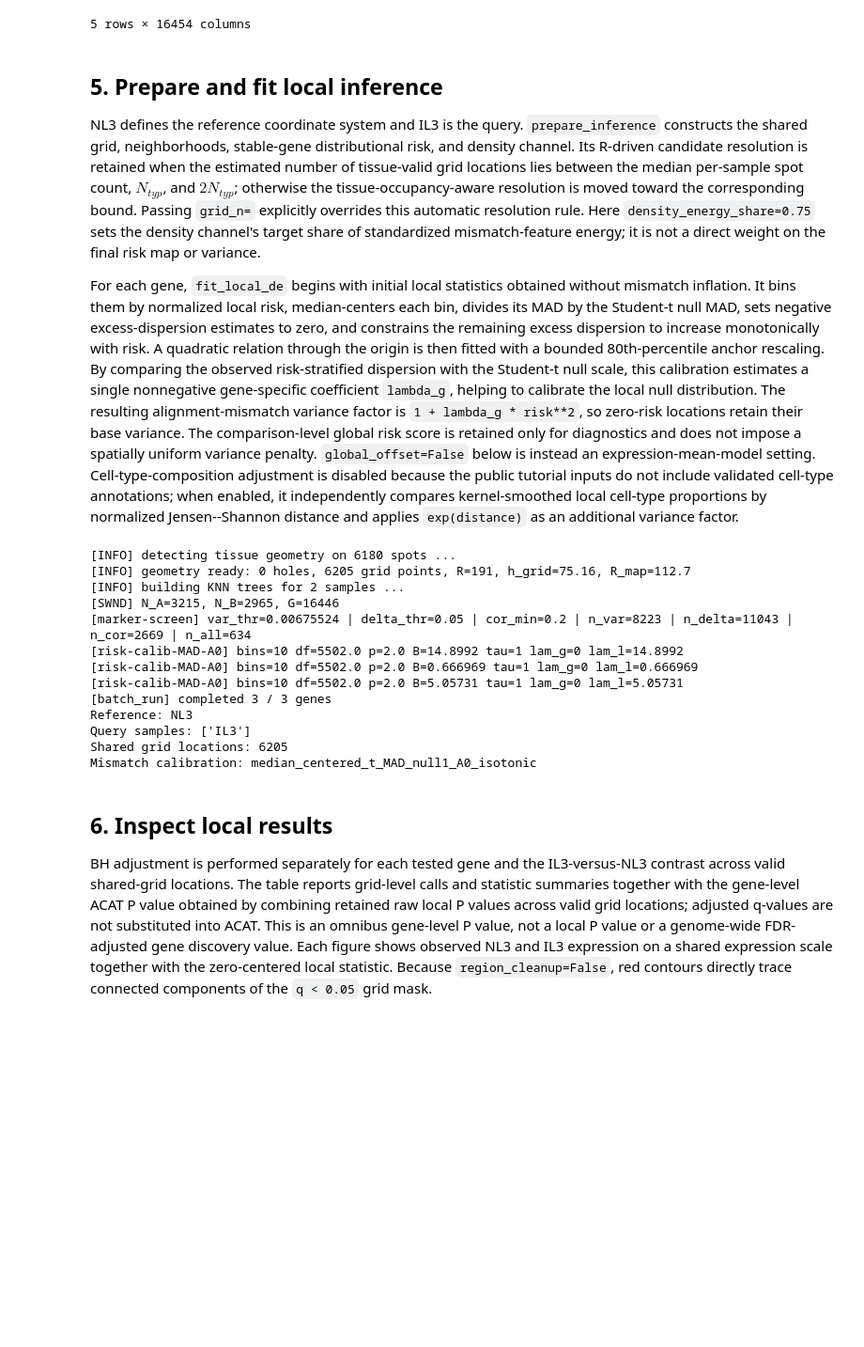
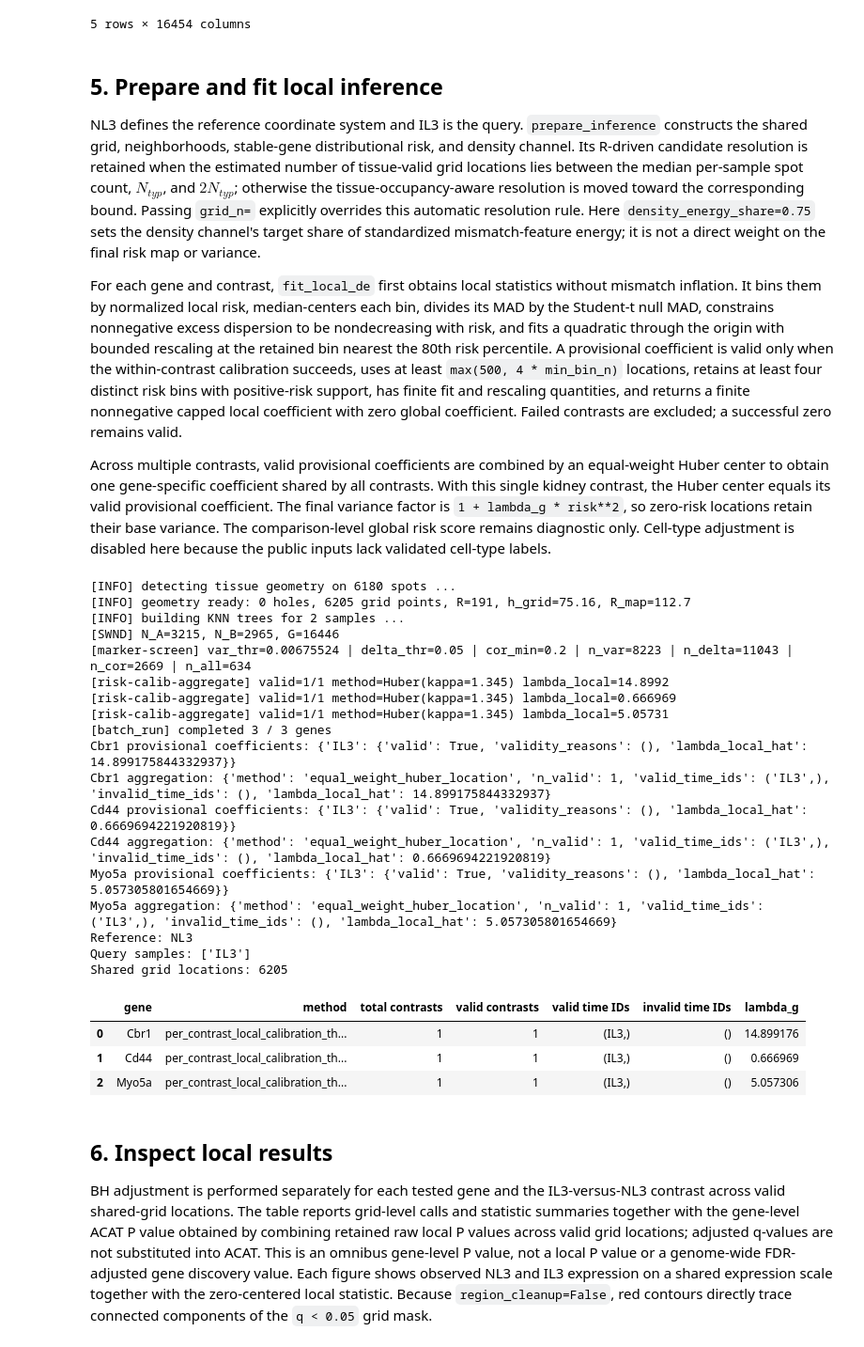
Before and after one commit to dsong-lab/spAlignDE, a Jupyter notebook: docs/source/source_notebooks/post_alignment_inference_nb.ipynb, the cells around one changed output. Shown at 94% size. Cells and saved outputs as stored; diff of their text form; code cells hidden in the pictures; blank space fills up the shorter version.

Commit message:
Update post-alignment inference documentation

```diff
--- a/docs/source/source_notebooks/post_alignment_inference_nb.ipynb
+++ b/docs/source/source_notebooks/post_alignment_inference_nb.ipynb
@@ -180,8 +196,7 @@ if USER_ALIGNMENT_DIR is not None:
             + ", ".join(missing_aligned)
         )
 
-alignment_metadata = kidney_alignment_metadata()
 print("Raw Visium inputs are present.")
-print("Packaged coordinate version:", alignment_metadata["coordinate_version"])
+print("Coordinate version:", alignment_metadata["coordinate_version"])
 # %% [output]
 Raw Visium inputs are present.
@@ -235,7 +250,9 @@ for sample_id in ("NL3", "IL3"):
             USER_ALIGNMENT_DIR / f"aligned_coords_{sample_id}.csv"
         )
     else:
-        aligned = load_kidney_aligned_coordinates(sample_id)
+        aligned = pd.read_csv(
+            FIXED_ALIGNMENT_DIR / f"aligned_coords_{sample_id}.csv.gz"
+        )
     if "cell_id" not in aligned.columns and "barcode" in aligned.columns:
         aligned = aligned.rename(columns={"barcode": "cell_id"})
     positions = pd.read_csv(DATA_DIR / f"{sample_id}_tissue_positions.csv")
@@ -319,7 +388,9 @@ Risk-gene candidates: 16446 of 32285 shared genes
 
 NL3 defines the reference coordinate system and IL3 is the query. `prepare_inference` constructs the shared grid, neighborhoods, stable-gene distributional risk, and density channel. Its R-driven candidate resolution is retained when the estimated number of tissue-valid grid locations lies between the median per-sample spot count, $N_{typ}$, and $2N_{typ}$; otherwise the tissue-occupancy-aware resolution is moved toward the corresponding bound. Passing `grid_n=` explicitly overrides this automatic resolution rule. Here `density_energy_share=0.75` sets the density channel's target share of standardized mismatch-feature energy; it is not a direct weight on the final risk map or variance.
 
-For each gene, `fit_local_de` begins with initial local statistics obtained without mismatch inflation. It bins them by normalized local risk, median-centers each bin, divides its MAD by the Student-t null MAD, sets negative excess-dispersion estimates to zero, and constrains the remaining excess dispersion to increase monotonically with risk. A quadratic relation through the origin is then fitted with a bounded 80th-percentile anchor rescaling. By comparing the observed risk-stratified dispersion with the Student-t null scale, this calibration estimates a single nonnegative gene-specific coefficient `lambda_g`, helping to calibrate the local null distribution. The resulting alignment-mismatch variance factor is `1 + lambda_g * risk**2`, so zero-risk locations retain their base variance. The comparison-level global risk score is retained only for diagnostics and does not impose a spatially uniform variance penalty. `global_offset=False` below is instead an expression-mean-model setting. Cell-type-composition adjustment is disabled because the public tutorial inputs do not include validated cell-type annotations; when enabled, it independently compares kernel-smoothed local cell-type proportions by normalized Jensen--Shannon distance and applies `exp(distance)` as an additional variance factor.
+For each gene and contrast, `fit_local_de` first obtains local statistics without mismatch inflation. It bins them by normalized local risk, median-centers each bin, divides its MAD by the Student-t null MAD, constrains nonnegative excess dispersion to be nondecreasing with risk, and fits a quadratic through the origin with bounded rescaling at the retained bin nearest the 80th risk percentile. A provisional coefficient is valid only when the within-contrast calibration succeeds, uses at least `max(500, 4 * min_bin_n)` locations, retains at least four distinct risk bins with positive-risk support, has finite fit and rescaling quantities, and returns a finite nonnegative capped local coefficient with zero global coefficient. Failed contrasts are excluded; a successful zero remains valid.
+
+Across multiple contrasts, valid provisional coefficients are combined by an equal-weight Huber center to obtain one gene-specific coefficient shared by all contrasts. With this single kidney contrast, the Huber center equals its valid provisional coefficient. The final variance factor is `1 + lambda_g * risk**2`, so zero-risk locations retain their base variance. The comparison-level global risk score remains diagnostic only. Cell-type adjustment is disabled here because the public inputs lack validated cell-type labels.
 # %%
 prepared = prepare_inference(
     inference_data,
@@ -334,38 +405,91 @@ prepared = prepare_inference(
     random_state=WORKFLOW_SEED,
 )
 
 result = fit_local_de(
     prepared,
     genes=genes_to_test,
     contrast="vs_reference",
     mismatch_aware=True,
     technical_adjustment=True,
     cell_type_adjustment=False,
     global_offset=False,
     region_cleanup=False,
     n_jobs=1,
     random_state=WORKFLOW_SEED,
     verbose=True,
 )
 
+calibration_rows = []
+for gene in genes_to_test:
+    terrain = result.fits[gene]["terrain_data"]
+    assert "Wv_by_time" in terrain and "use_by_time" in terrain
+    calibration = terrain["risk_calibration"]
+    assert (
+        calibration["method"]
+        == "per_contrast_local_calibration_then_equal_weight_huber"
+    )
+    calibration_rows.append(
+        {
+            "gene": gene,
+            "method": calibration["method"],
+            "total contrasts": calibration["n_contrasts_total"],
+            "valid contrasts": calibration["n_contrasts_valid"],
+            "valid time IDs": calibration["valid_time_ids"],
+            "invalid time IDs": calibration["invalid_time_ids"],
+            "lambda_g": calibration["lambda_local_hat"],
+        }
+    )
+    provisional_summary = {
+        str(time_id): {
+            "valid": detail["valid"],
+            "validity_reasons": detail["validity_reasons"],
+            "lambda_local_hat": detail["lambda_local_hat"],
+        }
+        for time_id, detail in calibration["provisional_by_time"].items()
+    }
+    print(gene, "provisional coefficients:", provisional_summary)
+    print(
+        gene,
+        "aggregation:",
+        {
+            key: calibration["aggregation"][key]
+            for key in (
+                "method",
+                "n_valid",
+                "valid_time_ids",
+                "invalid_time_ids",
+                "lambda_local_hat",
+            )
+        },
+    )
+
 print("Reference:", prepared.reference)
 print("Query samples:", prepared.shared["time_ids"])
 print("Shared grid locations:", len(prepared.shared["grid_eval"]))
-print("Mismatch calibration:", result.metadata["mismatch_calibration"])
+display(pd.DataFrame(calibration_rows))
 # %% [output]
 [INFO] detecting tissue geometry on 6180 spots ...
 [INFO] geometry ready: 0 holes, 6205 grid points, R=191, h_grid=75.16, R_map=112.7
 [INFO] building KNN trees for 2 samples ...
 [SWND] N_A=3215, N_B=2965, G=16446
 [marker-screen] var_thr=0.00675524 | delta_thr=0.05 | cor_min=0.2 | n_var=8223 | n_delta=11043 | n_cor=2669 | n_all=634
-[risk-calib-MAD-A0] bins=10 df=5502.0 p=2.0 B=14.8992 tau=1 lam_g=0 lam_l=14.8992
-[risk-calib-MAD-A0] bins=10 df=5502.0 p=2.0 B=0.666969 tau=1 lam_g=0 lam_l=0.666969
-[risk-calib-MAD-A0] bins=10 df=5502.0 p=2.0 B=5.05731 tau=1 lam_g=0 lam_l=5.05731
+[risk-calib-aggregate] valid=1/1 method=Huber(kappa=1.345) lambda_local=14.8992
+[risk-calib-aggregate] valid=1/1 method=Huber(kappa=1.345) lambda_local=0.666969
+[risk-calib-aggregate] valid=1/1 method=Huber(kappa=1.345) lambda_local=5.05731
 [batch_run] completed 3 / 3 genes
+Cbr1 provisional coefficients: {'IL3': {'valid': True, 'validity_reasons': (), 'lambda_local_hat': 14.899175844332937}}
+Cbr1 aggregation: {'method': 'equal_weight_huber_location', 'n_valid': 1, 'valid_time_ids': ('IL3',), 'invalid_time_ids': (), 'lambda_local_hat': 14.899175844332937}
+Cd44 provisional coefficients: {'IL3': {'valid': True, 'validity_reasons': (), 'lambda_local_hat': 0.6669694221920819}}
+Cd44 aggregation: {'method': 'equal_weight_huber_location', 'n_valid': 1, 'valid_time_ids': ('IL3',), 'invalid_time_ids': (), 'lambda_local_hat': 0.6669694221920819}
+Myo5a provisional coefficients: {'IL3': {'valid': True, 'validity_reasons': (), 'lambda_local_hat': 5.057305801654669}}
+Myo5a aggregation: {'method': 'equal_weight_huber_location', 'n_valid': 1, 'valid_time_ids': ('IL3',), 'invalid_time_ids': (), 'lambda_local_hat': 5.057305801654669}
 Reference: NL3
 Query samples: ['IL3']
 Shared grid locations: 6205
-Mismatch calibration: median_centered_t_MAD_null1_A0_isotonic
+|  | gene | method | total contrasts | valid contrasts | valid time IDs | invalid time IDs | lambda_g |
+| 0 | Cbr1 | per_contrast_local_calibration_th... | 1 | 1 | (IL3,) | () | 14.899176 |
+| 1 | Cd44 | per_contrast_local_calibration_th... | 1 | 1 | (IL3,) | () | 0.666969 |
+| 2 | Myo5a | per_contrast_local_calibration_th... | 1 | 1 | (IL3,) | () | 5.057306 |
 # %% [markdown]
 ## 6. Inspect local results
 
```
Also changed, not shown: parts of 5 cells of this notebook, 6 other files.
